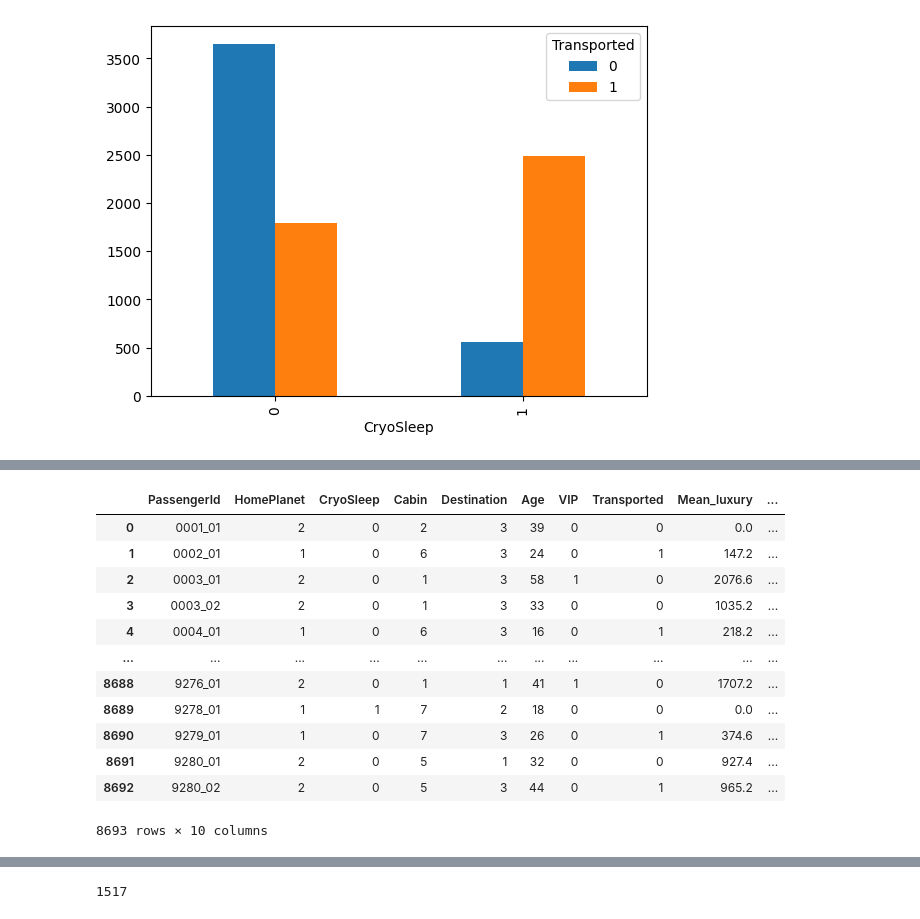
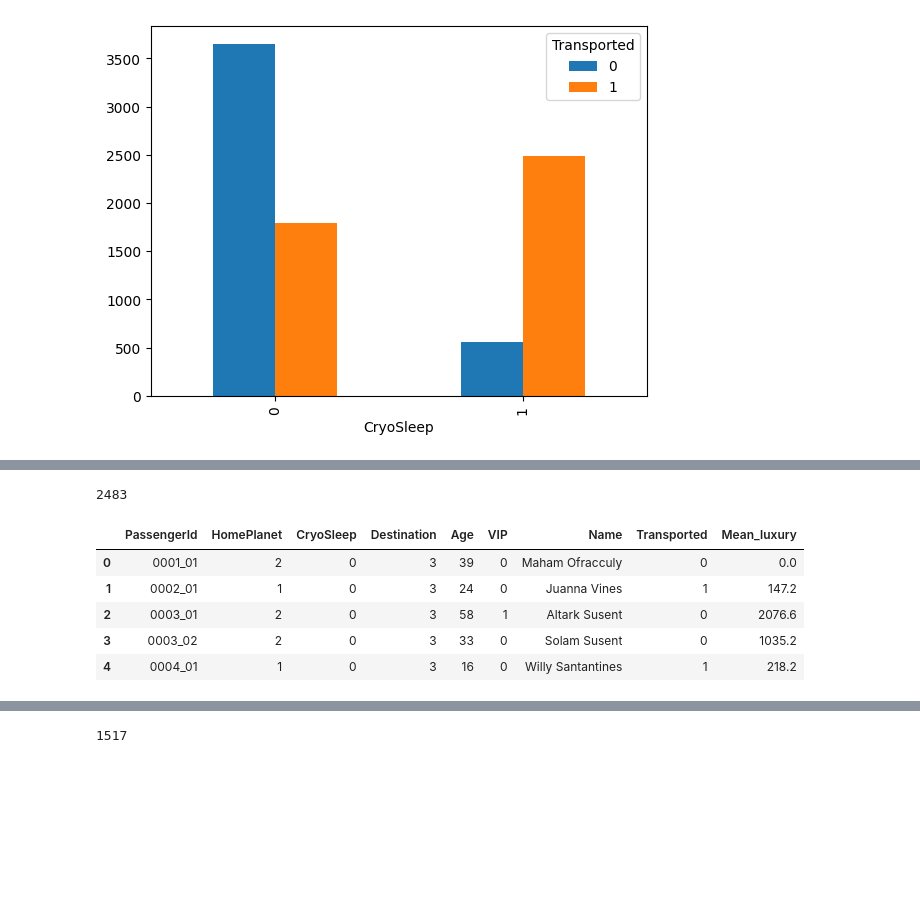
Before and after one commit to Sadeqsoli/SpaceTitanicSurvivors, a Jupyter notebook: spacetitanicsurvivors.ipynb, the cells around one changed output, grey strips where cells are left out. Cells and saved outputs as stored; diff of their text form; code cells hidden in the pictures; blank space fills up the shorter version.

```diff
--- a/spacetitanicsurvivors.ipynb
+++ b/spacetitanicsurvivors.ipynb
@@ -150,5 +129,3 @@ Data columns (total 14 columns):
  13  Transported   8693 non-null   int64
 dtypes: float64(10), int64(1), object(3)
 memory usage: 950.9+ KB
-# %%
-df['Cabin'] = df['Cabin'].str.split('/').str[0]
@@ -214,0 +146,3 @@ memory usage: 933.9+ KB
+# %%
+df = df.drop(columns=['Cabin'])
+df.info()
@@ -242,7 +201,6 @@ pd.crosstab(df.CryoSleep,df.Transported).plot(kind='bar')
 # %%
 df["HomePlanet"].fillna(df["HomePlanet"].mode()[0],inplace=True)
 df["Destination"].fillna(df["Destination"].mode()[0],inplace=True)
-df["Cabin"].fillna(df["Cabin"].mode()[0],inplace=True)
 df["CryoSleep"].fillna(df["CryoSleep"].mode()[0],inplace=True)
 df["VIP"].fillna(df["VIP"].mode()[0],inplace=True)
 df["Age"].fillna(int(df["Age"].mean()),inplace=True)
@@ -253,3 +211,5 @@ df["Spa"].fillna(df["Spa"].mean(),inplace=True)
 df["VRDeck"].fillna(df["VRDeck"].mean(),inplace=True)
 df.VIP = np.where(df.VIP,1,0)
 df.CryoSleep = np.where(df.CryoSleep,1,0)
+#No Nan, Null or empty cell
+df.info()
@@ -280,24 +237,18 @@ memory usage: 917.0+ KB
+# %%
+sum(df[df.CryoSleep == 1].Transported)
+# %% [output]
+2483
 # %%
 # Calculate mean
 df['Mean_luxury'] = df[['RoomService', 'FoodCourt', 'ShoppingMall', 'Spa', 'VRDeck']].mean(axis=1)
-
-# Calculate median
-df['Median_luxury'] = df[['RoomService', 'FoodCourt', 'ShoppingMall', 'Spa', 'VRDeck']].median(axis=1)
 # %%
-df = df.drop(columns=['RoomService', 'FoodCourt', 'ShoppingMall', 'Spa', 'VRDeck'])
-df
+#df = df.drop(columns=['RoomService', 'FoodCourt', 'ShoppingMall', 'Spa', 'VRDeck'])
+df.head()
 # %% [output]
-|  | PassengerId | HomePlanet | CryoSleep | Cabin | Destination | Age | VIP | Transported | Mean_luxury | ... |
-| 0 | 0001_01 | 2 | 0 | 2 | 3 | 39 | 0 | 0 | 0.0 | ... |
-| 1 | 0002_01 | 1 | 0 | 6 | 3 | 24 | 0 | 1 | 147.2 | ... |
-| 2 | 0003_01 | 2 | 0 | 1 | 3 | 58 | 1 | 0 | 2076.6 | ... |
-| 3 | 0003_02 | 2 | 0 | 1 | 3 | 33 | 0 | 0 | 1035.2 | ... |
-| 4 | 0004_01 | 1 | 0 | 6 | 3 | 16 | 0 | 1 | 218.2 | ... |
-| ... | ... | ... | ... | ... | ... | ... | ... | ... | ... | ... |
-| 8688 | 9276_01 | 2 | 0 | 1 | 1 | 41 | 1 | 0 | 1707.2 | ... |
-| 8689 | 9278_01 | 1 | 1 | 7 | 2 | 18 | 0 | 0 | 0.0 | ... |
-| 8690 | 9279_01 | 1 | 0 | 7 | 3 | 26 | 0 | 1 | 374.6 | ... |
-| 8691 | 9280_01 | 2 | 0 | 5 | 1 | 32 | 0 | 0 | 927.4 | ... |
-| 8692 | 9280_02 | 2 | 0 | 5 | 3 | 44 | 0 | 1 | 965.2 | ... |
+|  | PassengerId | HomePlanet | CryoSleep | Destination | Age | VIP | Name | Transported | Mean_luxury |
+| 0 | 0001_01 | 2 | 0 | 3 | 39 | 0 | Maham Ofracculy | 0 | 0.0 |
+| 1 | 0002_01 | 1 | 0 | 3 | 24 | 0 | Juanna Vines | 1 | 147.2 |
+| 2 | 0003_01 | 2 | 0 | 3 | 58 | 1 | Altark Susent | 0 | 2076.6 |
+| 3 | 0003_02 | 2 | 0 | 3 | 33 | 0 | Solam Susent | 0 | 1035.2 |
+| 4 | 0004_01 | 1 | 0 | 3 | 16 | 0 | Willy Santantines | 1 | 218.2 |
-8693 rows × 10 columns
 # %%
```
Also changed, not shown: parts of 24 cells of this notebook.
